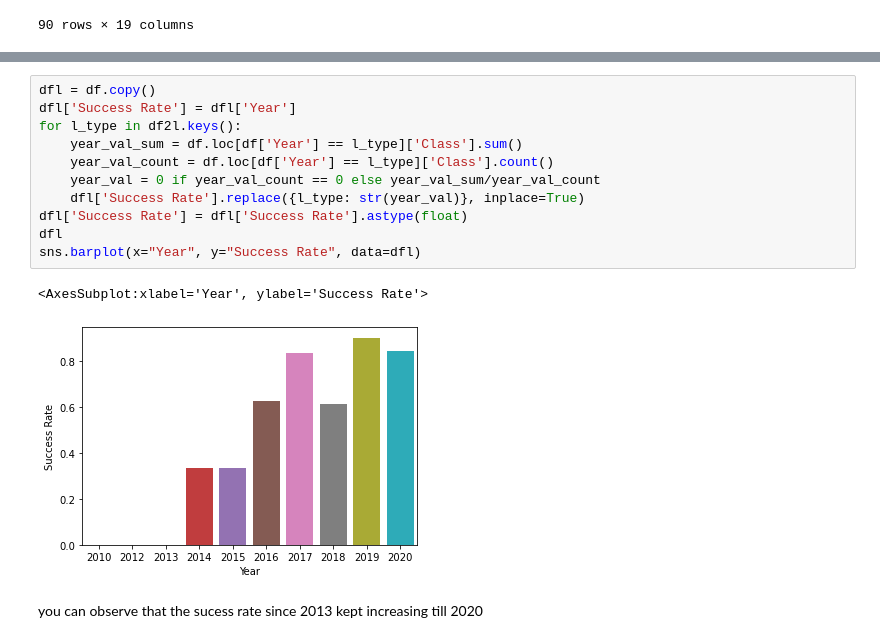
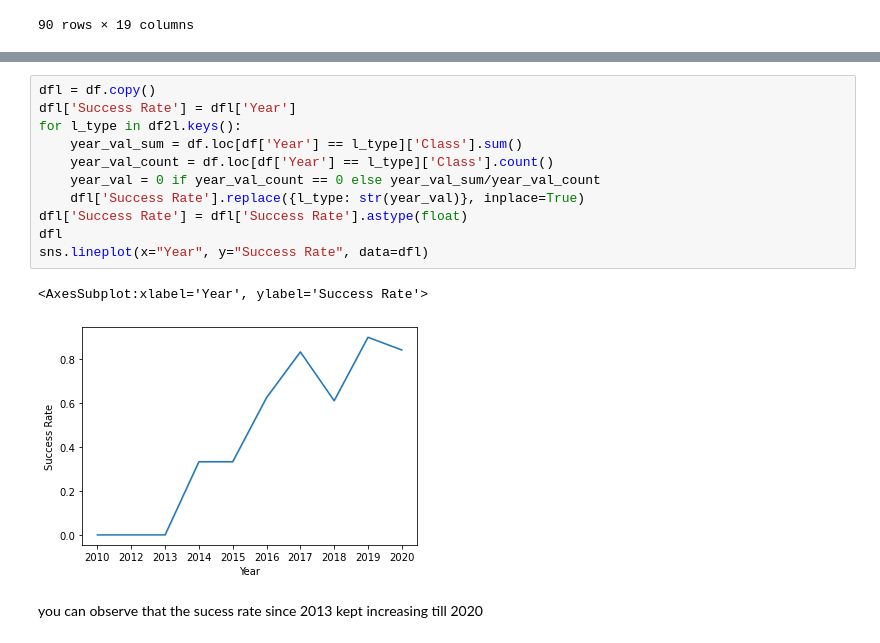
Before and after one commit to gavindav/Coursera_Capstone_SpaceX, a Jupyter notebook: jupyter-labs-eda-dataviz.ipynb, the cells around one changed output, grey strips where cells are left out. Saved outputs shown, nothing was run; the diff lists cells and outputs as text.

```diff
--- a/jupyter-labs-eda-dataviz.ipynb
+++ b/jupyter-labs-eda-dataviz.ipynb
@@ -213,17 +214,17 @@ sns.barplot(x="Orbit", y="Orbital_Success", data=df2)
 # %%
 dfl = df.copy()
 dfl['Success Rate'] = dfl['Year']
 for l_type in df2l.keys():
     year_val_sum = df.loc[df['Year'] == l_type]['Class'].sum()
     year_val_count = df.loc[df['Year'] == l_type]['Class'].count()
     year_val = 0 if year_val_count == 0 else year_val_sum/year_val_count
     dfl['Success Rate'].replace({l_type: str(year_val)}, inplace=True)
 dfl['Success Rate'] = dfl['Success Rate'].astype(float)
 dfl
-sns.barplot(x="Year", y="Success Rate", data=dfl)
+sns.lineplot(x="Year", y="Success Rate", data=dfl)
 # %% [output]
 <AxesSubplot:xlabel='Year', ylabel='Success Rate'>
-[figure, old version]
+[figure, new version]
 # %% [markdown]
 you can observe that the sucess rate since 2013 kept increasing till 2020
 # %% [markdown]
```
Also changed, not shown: parts of 3 cells of this notebook.
